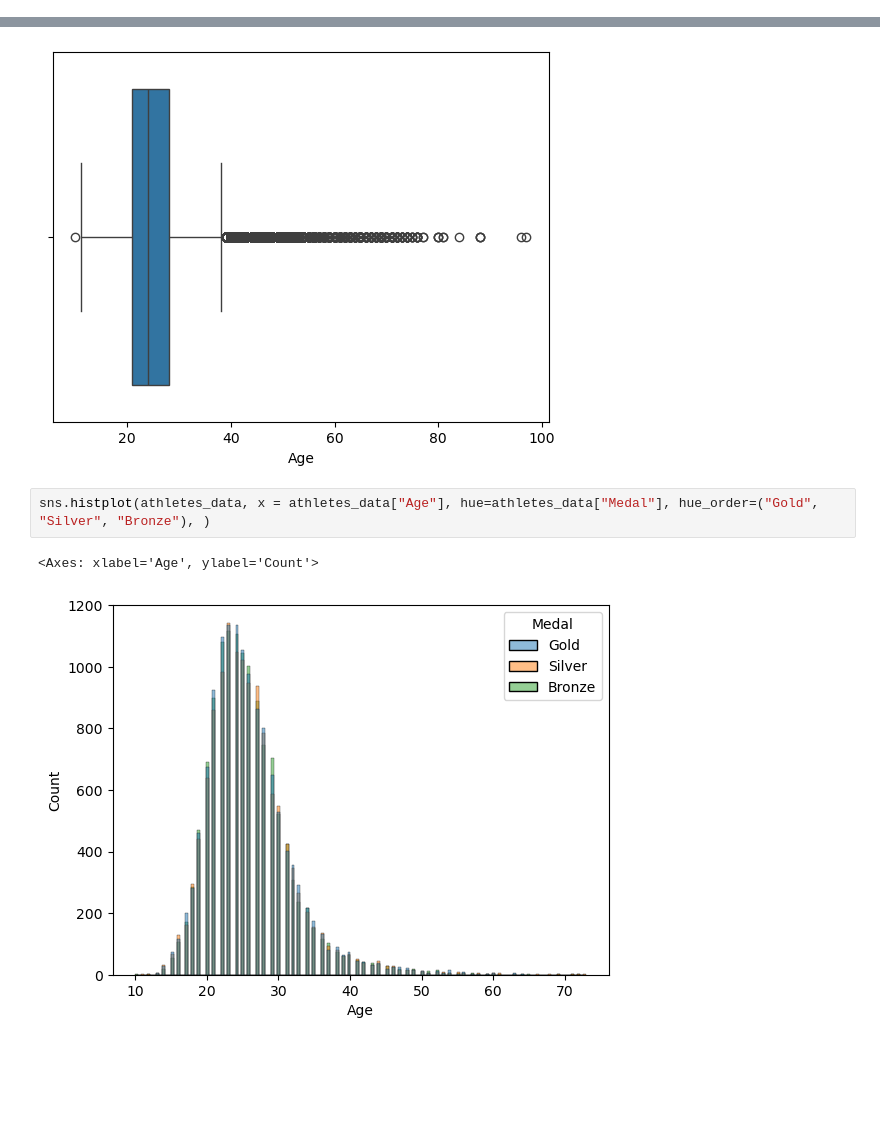
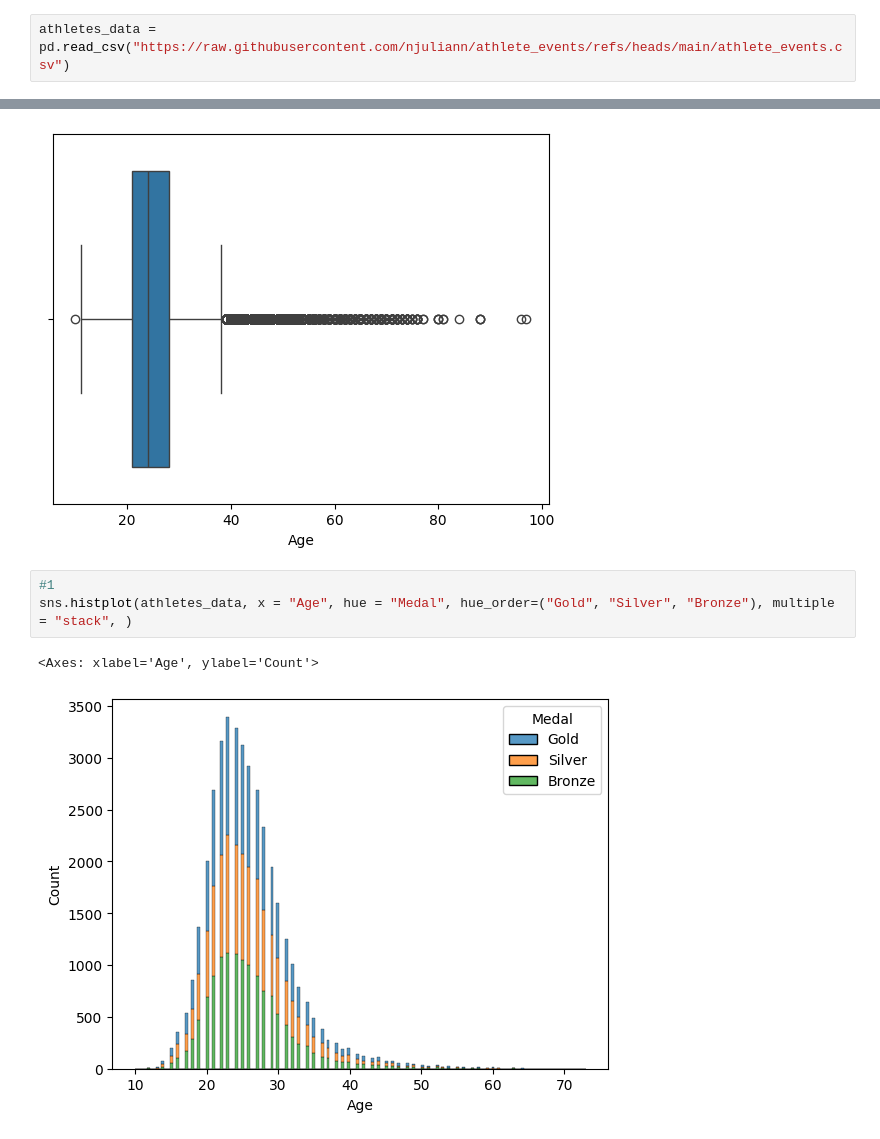
Before and after one commit to njuliann/athlete_events, a Jupyter notebook: athletes.ipynb, the cells around one changed output, grey strips where cells are left out. Cells and saved outputs as stored; diff of their text form; blank space fills up the shorter version.

```diff
--- a/athletes.ipynb
+++ b/athletes.ipynb
@@ -20,0 +14,2 @@ ValueError: If using all scalar values, you must pass an index
+# %%
+athletes_data = pd.read_csv("https://raw.githubusercontent.com/njuliann/athlete_events/refs/heads/main/athlete_events.csv")
@@ -76,7 +89,8 @@ sns.boxplot(x=athletes_data["Age"])
 <Axes: xlabel='Age'>
 [figure]
 # %%
-sns.histplot(athletes_data, x = athletes_data["Age"], hue=athletes_data["Medal"], hue_order=("Gold", "Silver", "Bronze"), )
+#1
+sns.histplot(athletes_data, x = "Age", hue = "Medal", hue_order=("Gold", "Silver", "Bronze"), multiple = "stack", )
 # %% [output]
 <Axes: xlabel='Age', ylabel='Count'>
-[figure, old version]
+[figure, new version]
```
Also changed, not shown: parts of 23 cells of this notebook.
